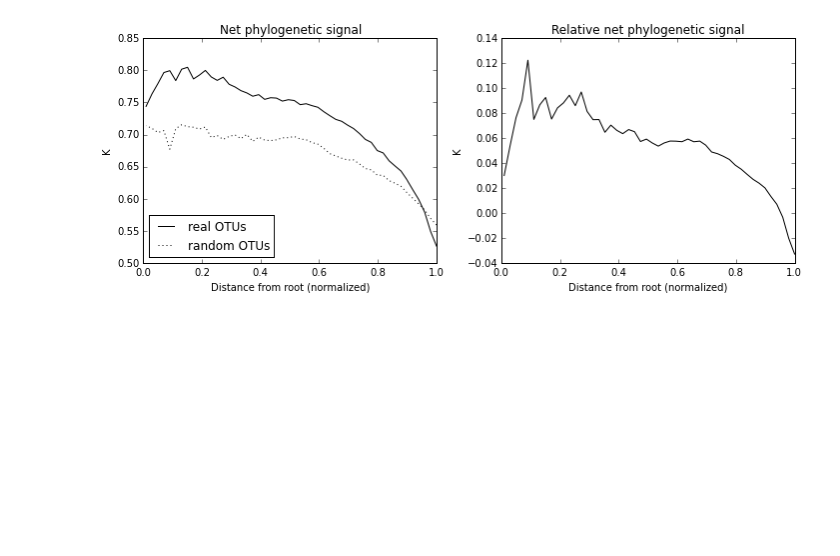
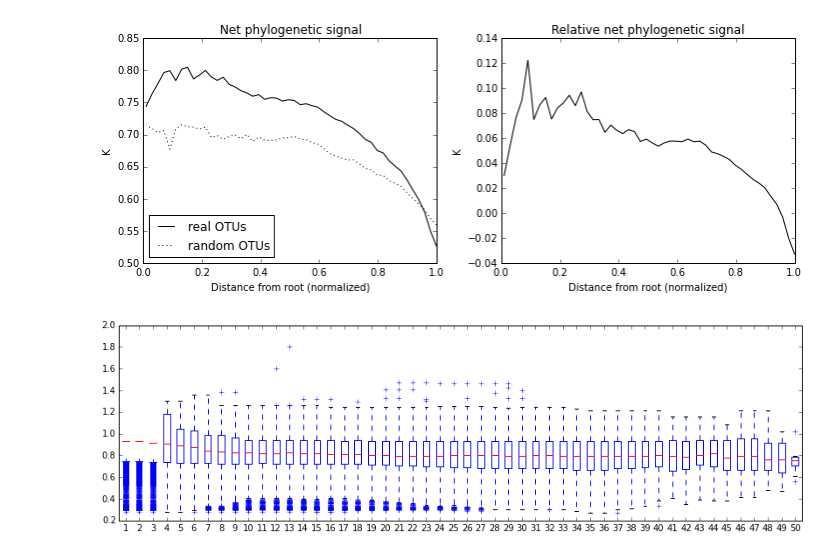
Before and after one commit to ryneches/fishpoo, a Jupyter notebook: CoSpeciation.ipynb, the cells around one changed output. Saved outputs shown, nothing was run; the diff lists cells and outputs as text; code cells hidden in the pictures; blank space fills up the shorter version.

```diff
--- a/CoSpeciation.ipynb
+++ b/CoSpeciation.ipynb
@@ -103,12 +106,12 @@ def tree_trait( otu_names, merged_counts ) :
     r_trate_table.names = trait_table.keys()
     return r_trate_table
 
-def psigs( leafs ) :
-    tt = tree_trait( leafs, merged_counts )
-    K = phytools.phylosig( rabosky_trimmed, tt, method='K' )[0]
-    l_lambda, l_logL = map( lambda x : x[0], phytools.phylosig( rabosky_trimmed, tt, method='lambda' ) )
-    I = adephylo.abouheif_moran( phylobase.phylo4d( rabosky_trimmed, tt ), method="Abouheif" )[1][0]
-    Cmean = adephylo.abouheif_moran( phylobase.phylo4d( rabosky_trimmed, tt ), method="oriAbouheif" )[1][0]
+def psigs( leafs, host_tree, merged_counts ) :
+    tt = tree_trait( leafs, random_counts )
+    K = phytools.phylosig( host_tree, tt, method='K' )[0]
+    l_lambda, l_logL = map( lambda x : x[0], phytools.phylosig( host_tree, tt, method='lambda' ) )
+    I = adephylo.abouheif_moran( phylobase.phylo4d( host_tree, tt ), method="Abouheif" )[1][0]
+    Cmean = adephylo.abouheif_moran( phylobase.phylo4d( host_tree, tt ), method="oriAbouheif" )[1][0]
     return { 'K' : K, 'l_lambda' : l_lambda, 'l_logL' : l_logL, 'I' : I, 'Cmean' : Cmean }
 
 def TreeOTU( i ) :
@@ -118,21 +121,23 @@ def TreeOTU( i ) :
 # %%
 %pylab inline
 
-random_counts = pd.DataFrame( np.random.random( map( len, merged_counts.axes ) ) )
+# build a table of random counts
+random_counts = pd.DataFrame( np.random.random( merged_counts.shape )
 random_counts = random_counts.div( random_counts.sum(axis=1), axis=0 )
 random_counts.set_axis( 0, merged_counts.axes[0] )
 random_counts.set_axis( 1, merged_counts.axes[1] )
 
 tree_scan = []
 for n,treelevel in enumerate(np.linspace(0.0,0.99,50)) :
-    sigs, sigr, groups = [],[],[]
-    for m,group in enumerate(TreeOTU(treelevel)) :
-        #if n == 1000 : break
-        groups.append( group )
-        tt = tree_trait( group, merged_counts )
-        tr = tree_trait( group, random_counts )
-        sigs.append( phytools.phylosig( rabosky_trimmed, tt, method='K' )[0] )
-        sigr.append( phytools.phylosig( rabosky_trimmed, tr, method='K' )[0] )
+    K_d, l_lambda_d, l_LogL_d, I_d, Cmean_d = [],[],[],[],[]
+    K_r, l_lambda_r, l_LogL_r, I_r, Cmean_r = [],[],[],[],[]
+    groups = []
+    for m,leafs in enumerate(TreeOTU(treelevel)) :
+        groups.append( leafs )
+t        s = psigs( leafs, rabosky_trimmed, merged_counts )
+        K = s['K']; l_lambda = s['l_lambda']; l_LogL = s['l_logL']; I = s['I']; Cmean = s['Cmean']
+        sigs.append(  )
+        sigr.append( psigs( leafs, rabosky_trimmed, random_counts ) )
     tree_scan.append( { 'groups' : groups, 'sigs' : sigs, 'sigr' : sigr, 'treelevel' : treelevel } )
     print treelevel, len(groups)
 
@@ -186,3 +191,18 @@ xlabel('Distance from root (normalized)')
 tight_layout()
 # %% [output]
 [figure]
+# %%
+#plot( map(lambda x: x['treelevel'], tree_scan), map( lambda x: newsum(x['sigs'])/len(x['groups']), tree_scan ))
+signal_lists = []
+rsignal_lists = []
+for level in tree_scan :
+    tl = level['treelevel']
+    sd = level['sigs']
+    sr = level['sigr']
+    signal_lists.append(sd)
+    rsignal_lists.append(sr)
+
+figure(figsize=(14, 4))
+p = boxplot(signal_lists)
+# %% [output]
+[figure, added]
```
Also changed, not shown: parts of 4 cells of this notebook, 1 other file.
